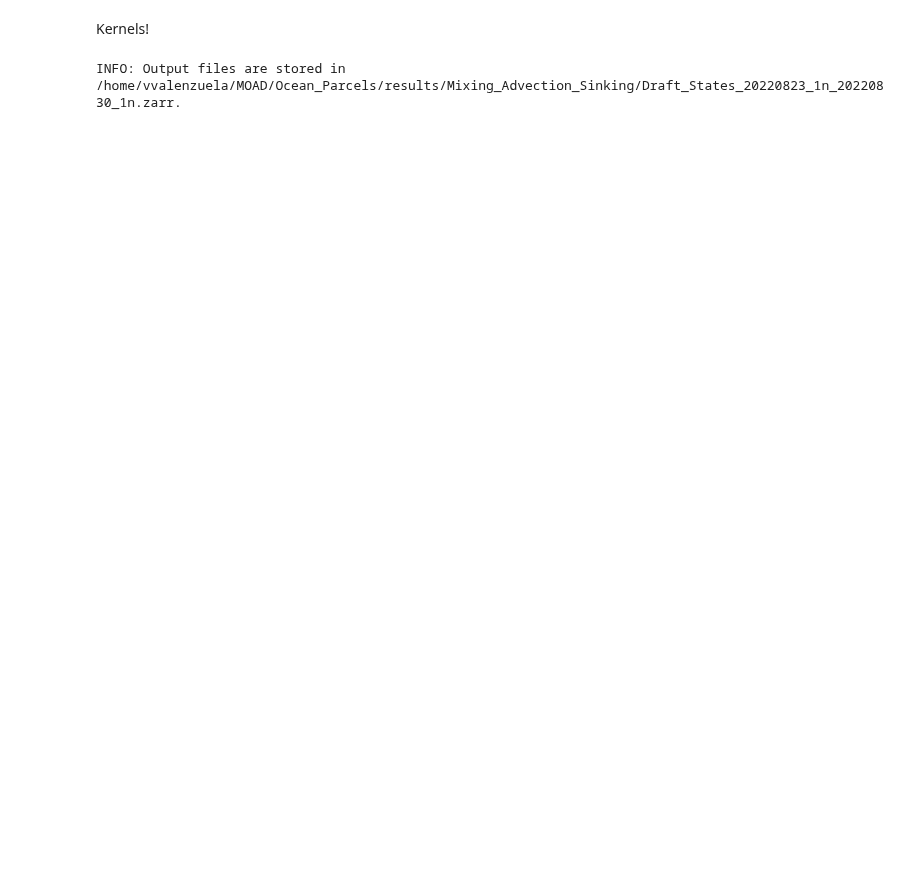
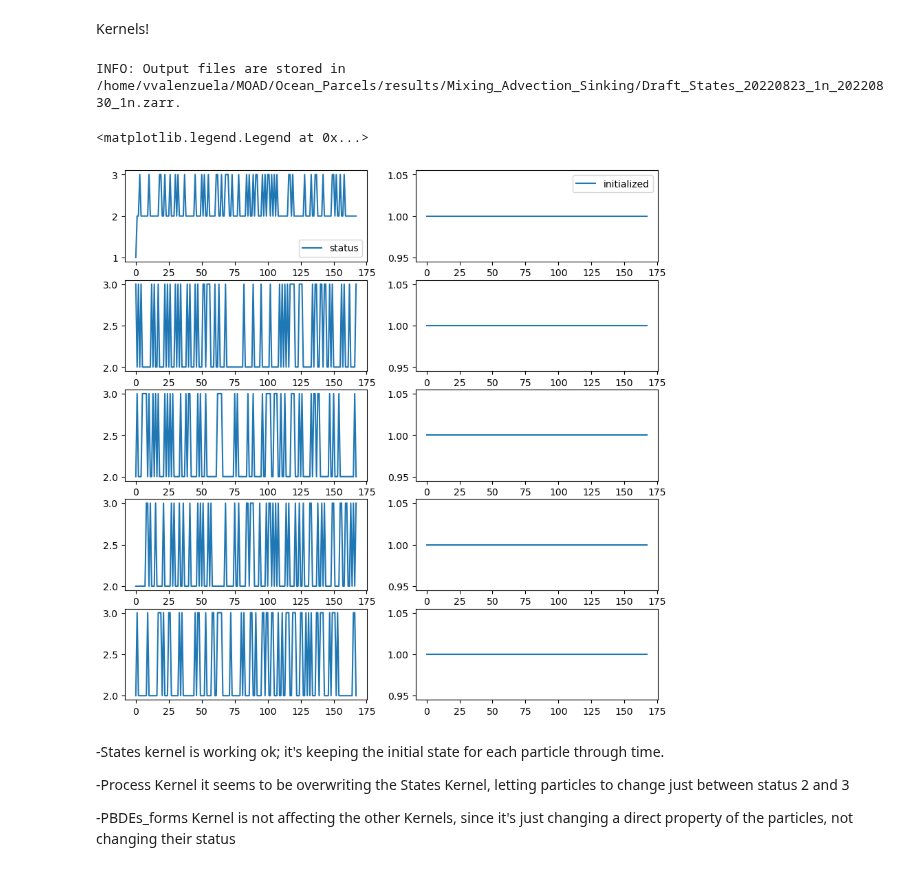
Before and after one commit to SalishSeaCast/analysis-vicente, a Jupyter notebook: Ocean_Parcels/drafts/PBDE_states.ipynb, the cells around one changed output. Drawn from its saved outputs; the diff is of its cells as text; code cells hidden in the pictures; blank space fills up the shorter version.

```diff
--- a/Ocean_Parcels/drafts/PBDE_states.ipynb
+++ b/Ocean_Parcels/drafts/PBDE_states.ipynb
@@ -356,6 +370,35 @@ INFO: Output files are stored in /home/vvalenzuela/MOAD/Ocean_Parcels/results/Mi
 # %%
 ds1 = xr.open_zarr(outfile_states)
 depth1 = ds1.z*ds1.fact
+# %%
+# check the particles status. See if it's working
+fig, ax = plt.subplots(5,2,figsize=(10,10))
+
+ax[0,0].plot(ds1.status[0,:], label='status')
+ax[1,0].plot(ds1.status[1,:])
+ax[2,0].plot(ds1.status[2,:])
+ax[3,0].plot(ds1.status[3,:])
+ax[4,0].plot(ds1.status[4,:])
+#
+ax[0,1].plot(ds1.initialized[0,:], label='initialized')
+ax[1,1].plot(ds1.initialized[1,:])
+ax[2,1].plot(ds1.initialized[2,:])
+ax[3,1].plot(ds1.initialized[3,:])
+ax[4,1].plot(ds1.initialized[4,:])
+#
+ax[0,0].legend()
+ax[0,1].legend()
+# %% [output]
+<matplotlib.legend.Legend at 0x...>
+[figure, added]
+# %% [markdown]
+-States kernel is working ok; it's keeping the initial state for each particle through time.
+
+
+-Process Kernel it seems to be overwriting the States Kernel, letting particles to change just between status 2 and 3
+
+
+-PBDEs_forms Kernel is not affecting the other Kernels, since it's just changing a direct property of the particles, not changing their status
 # %%
 fig,axs=plt.subplots(2,2,figsize=(14,10))
 
```
Also changed, not shown: parts of 13 cells of this notebook, 1 other file.
